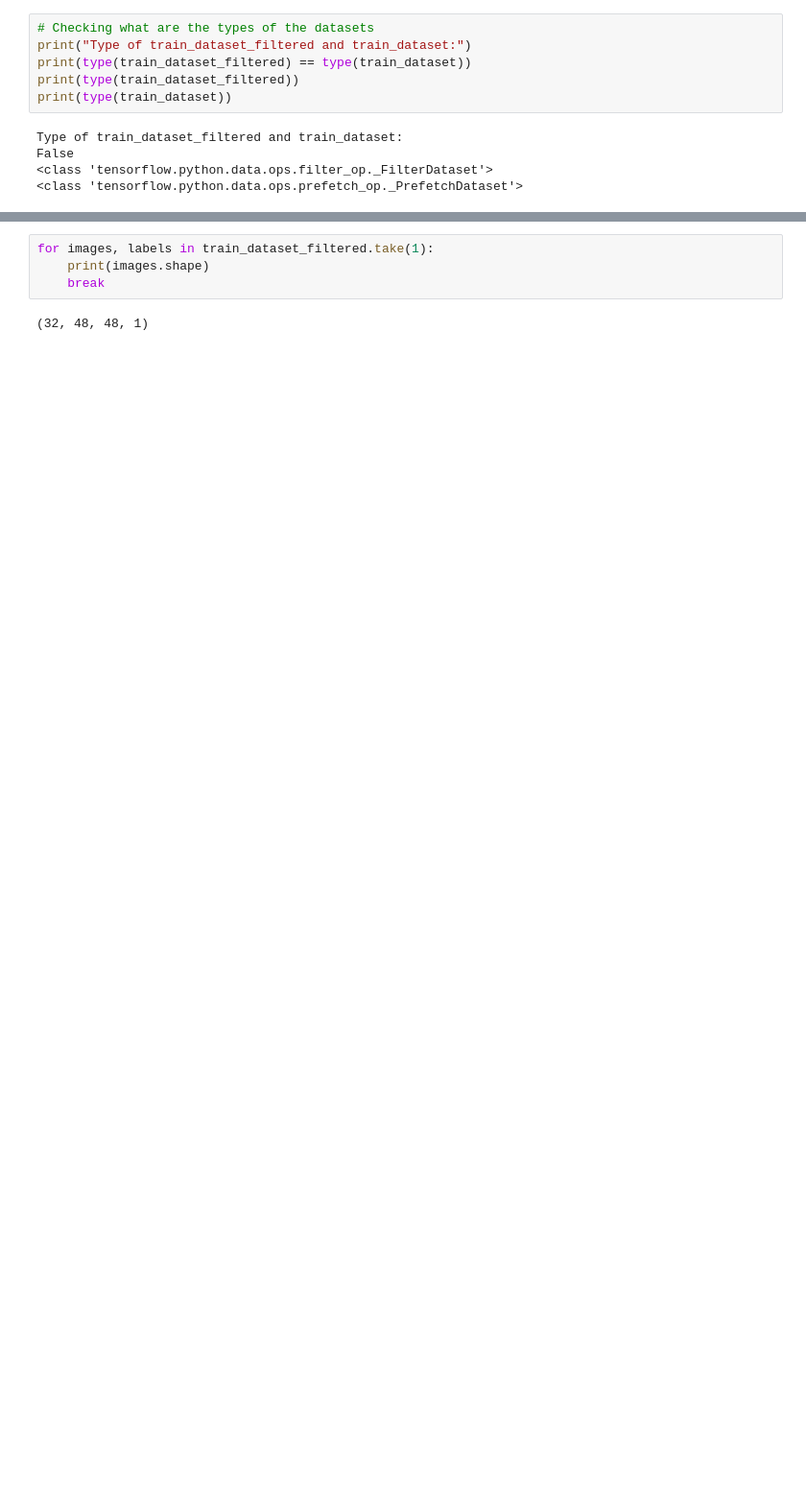
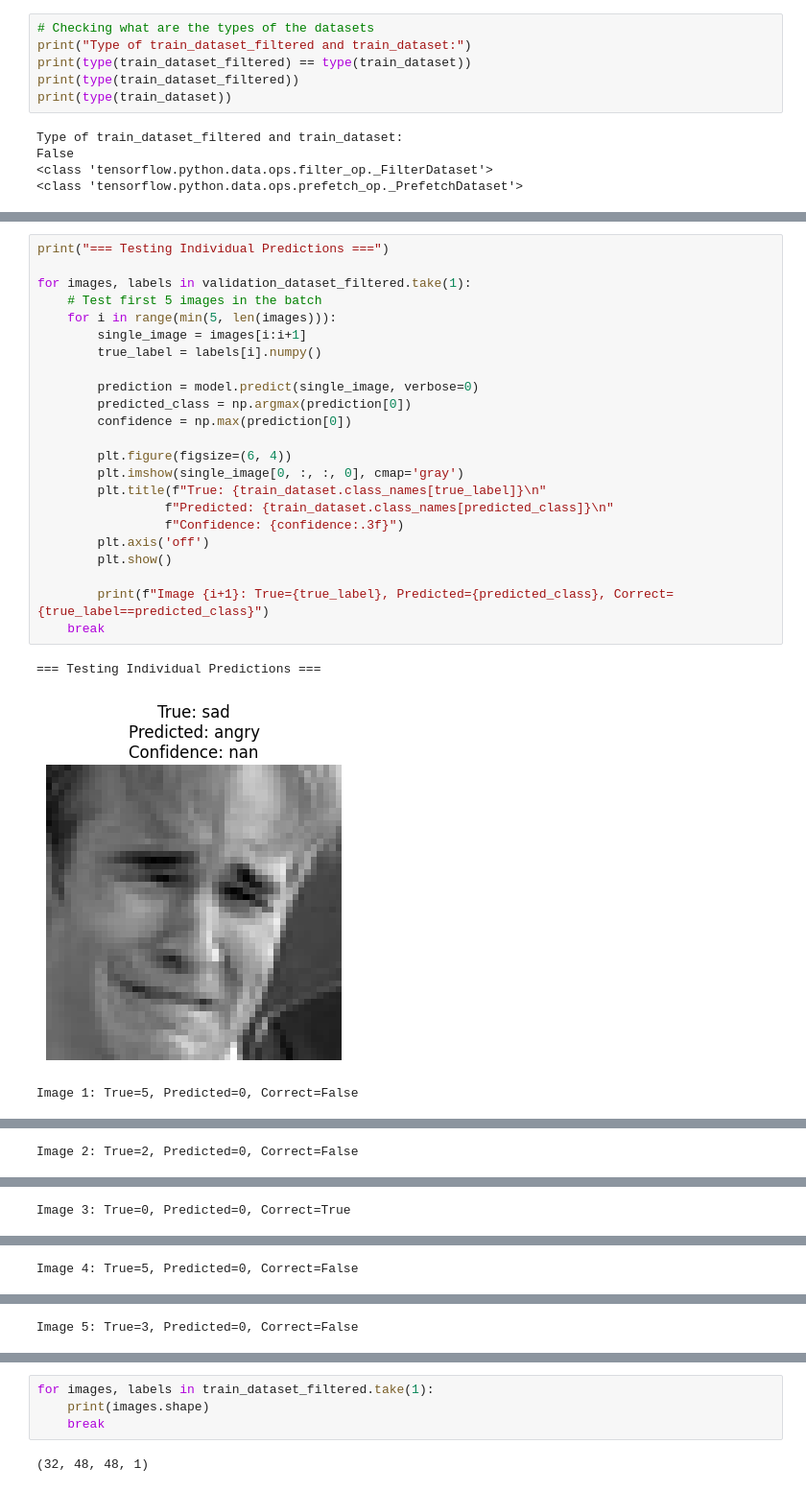
Before and after one commit to MrSalos/DeepSight_EmotAI, a Jupyter notebook: Image_classification/model_creation.ipynb, the cells around one changed output, grey strips where cells are left out. Shown: that part at 96% size. Drawn from its saved outputs; the diff is of its cells as text; blank space fills up the shorter version.

```diff
--- a/Image_classification/model_creation.ipynb
+++ b/Image_classification/model_creation.ipynb
@@ -216,0 +418,27 @@ kernel.shape, biases.shape
+# %%
+print("=== Testing Individual Predictions ===")
+
+for images, labels in validation_dataset_filtered.take(1):
+    # Test first 5 images in the batch
+    for i in range(min(5, len(images))):
+        single_image = images[i:i+1]
+        true_label = labels[i].numpy()
+
+        prediction = model.predict(single_image, verbose=0)
+        predicted_class = np.argmax(prediction[0])
+        confidence = np.max(prediction[0])
+
+        plt.figure(figsize=(6, 4))
+        plt.imshow(single_image[0, :, :, 0], cmap='gray')
+        plt.title(f"True: {train_dataset.class_names[true_label]}\n"
+                 f"Predicted: {train_dataset.class_names[predicted_class]}\n"
+                 f"Confidence: {confidence:.3f}")
+        plt.axis('off')
+        plt.show()
+
+        print(f"Image {i+1}: True={true_label}, Predicted={predicted_class}, Correct={true_label==predicted_class}")
+    break
+# %% [output]
+=== Testing Individual Predictions ===
+[figure, added]
+Image 1: True=5, Predicted=0, Correct=False
@@ -216,0 +446 @@ kernel.shape, biases.shape
+Image 2: True=2, Predicted=0, Correct=False
@@ -216,0 +448 @@ kernel.shape, biases.shape
+Image 3: True=0, Predicted=0, Correct=True
@@ -216,0 +450 @@ kernel.shape, biases.shape
+Image 4: True=5, Predicted=0, Correct=False
@@ -216,0 +452 @@ kernel.shape, biases.shape
+Image 5: True=3, Predicted=0, Correct=False
```
Also changed, not shown: parts of 18 cells of this notebook.
